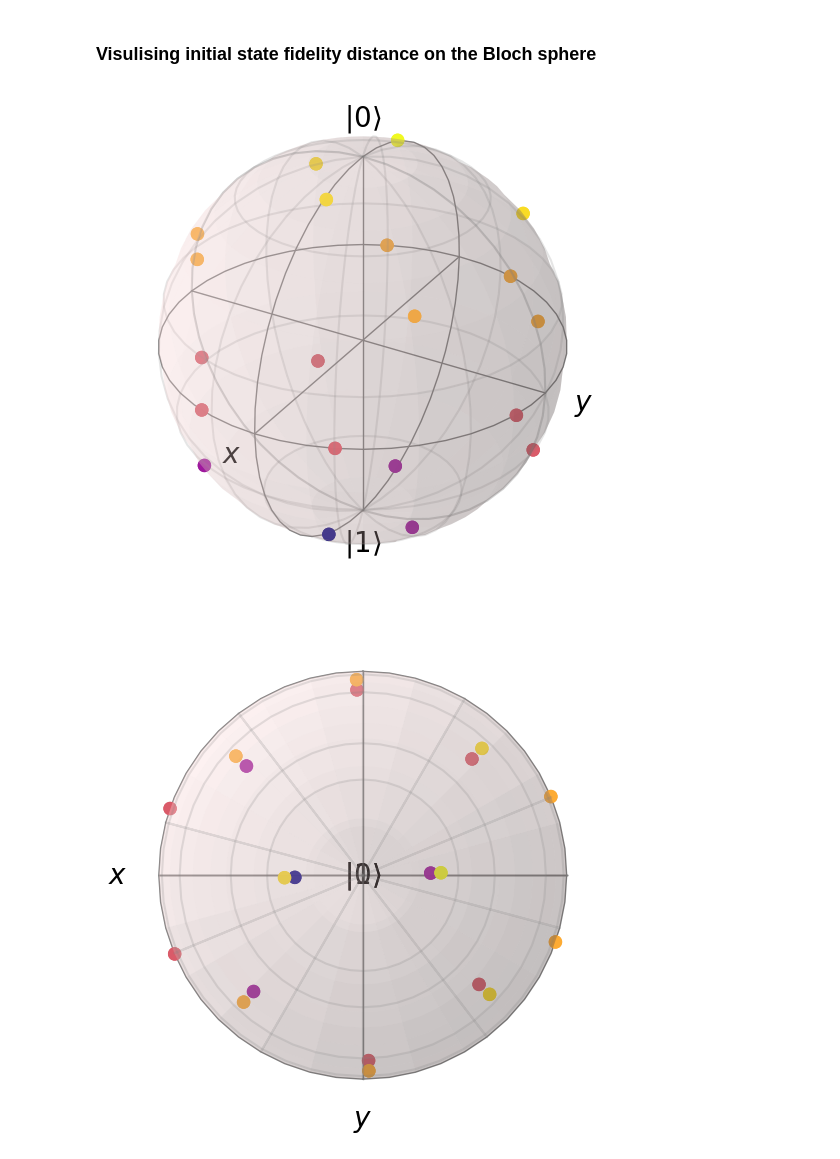
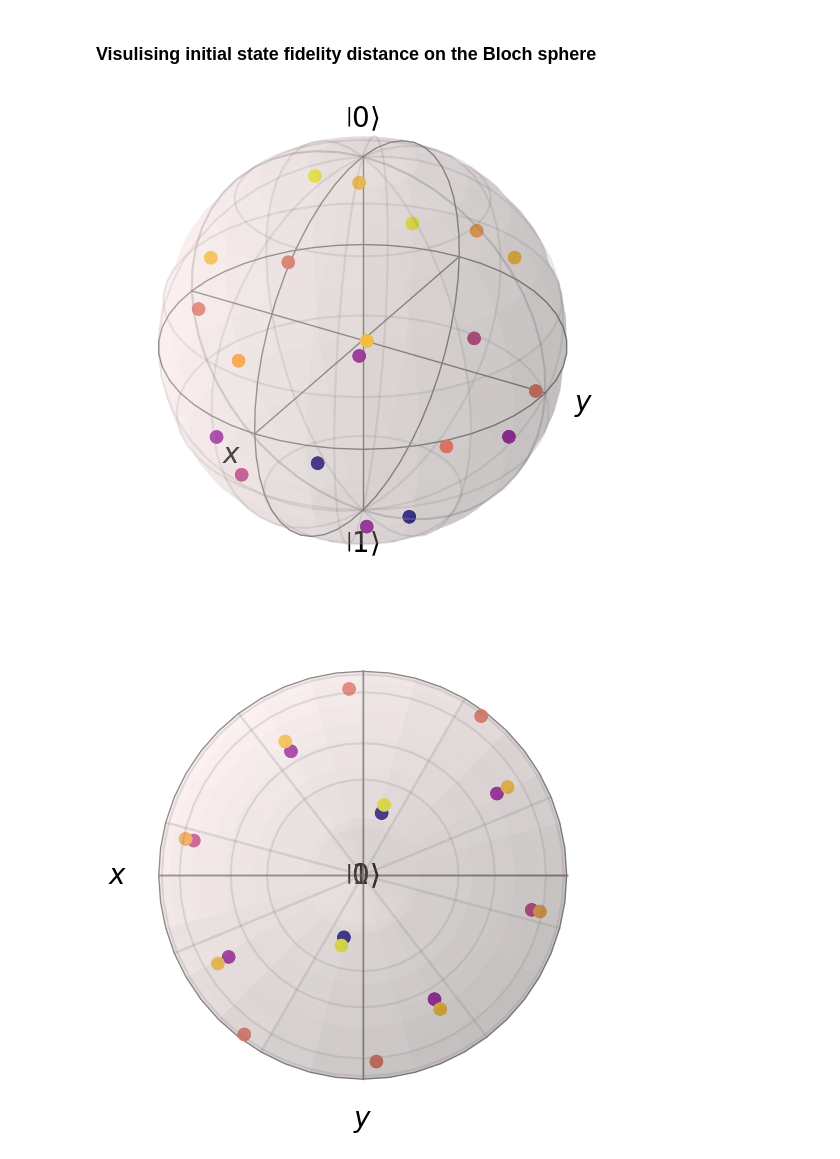
Before and after one commit to zpopovych/OQSID-thesis, a Jupyter notebook: 20_Init_States_on_Bloch.ipynb, the cells around one changed output. Saved outputs shown, nothing was run; the diff lists cells and outputs as text; code cells hidden in the pictures.

Commit message:
Bloch and Dodecahedron visualisation

```diff
--- a/20_Init_States_on_Bloch.ipynb
+++ b/20_Init_States_on_Bloch.ipynb
@@ -17,14 +17,17 @@ def get_init_states():
     init_rho = []
     fidelity_distances = []
 
-    best_init_rho =  np.array([[ 0.96693975+0.j        , -0.17832301+0.00560344j],
-                               [-0.17832301-0.00560344j,  0.03306025+0.j        ]])
+    #best_init_rho =  np.array([[ 0.96693975+0.j        , -0.17832301+0.00560344j],
+    #                          [-0.17832301-0.00560344j,  0.03306025+0.j        ]])
+
+    best_init_rho =  np.array([[ 1.0+0.j,  0.0+0.0j],
+                               [ 0.0-0.0j, 0.0+0.0j] ]) # ground state
 
     for i in range(0,20):
         gamma = '2.5133'
         directory = "DATA/"
 
-        file = directory + "State_D" + str(i+1) + '_CUT_data.h5'
+        file = directory + "State_D" + str(i+1) + '_2CUT_data.h5'
         rho, dt = extract_rho(file, gamma)
 
         init_rho.append(rho[1])
@@ -80,17 +74,19 @@ def bloch_init_states(rho, fid_distances, view = [-60,30], palette = 'plasma'):
 # %%
 f1  = bloch_init_states(init_rhos, fid_distances)
 f1.show()
 bb1 = f1.fig
-bb1.savefig('bloch3d.svg')
+bb1.set_figwidth(5)
+bb1.set_figheight(5)
+bb1.savefig('Bloch3d_w_dodecahedron.pdf')
 # %% [output]
-[figure, old version]
+[figure, new version]
 # %%
 f2  = bloch_init_states(init_rhos, fid_distances, view = pole)
 f2.show()
 bb2 = f2.fig
-bb2.savefig('bloch_pole.svg')
+#bb2.savefig('Bloch_pole.svg')
 # %% [output]
-[figure, old version]
+[figure, new version]
 # %%
 f3  = bloch_init_states(init_rhos, fid_distances, view = ecuator)
 f3.show()
```
Also changed, not shown: parts of 14 cells of this notebook, 2 other files.
